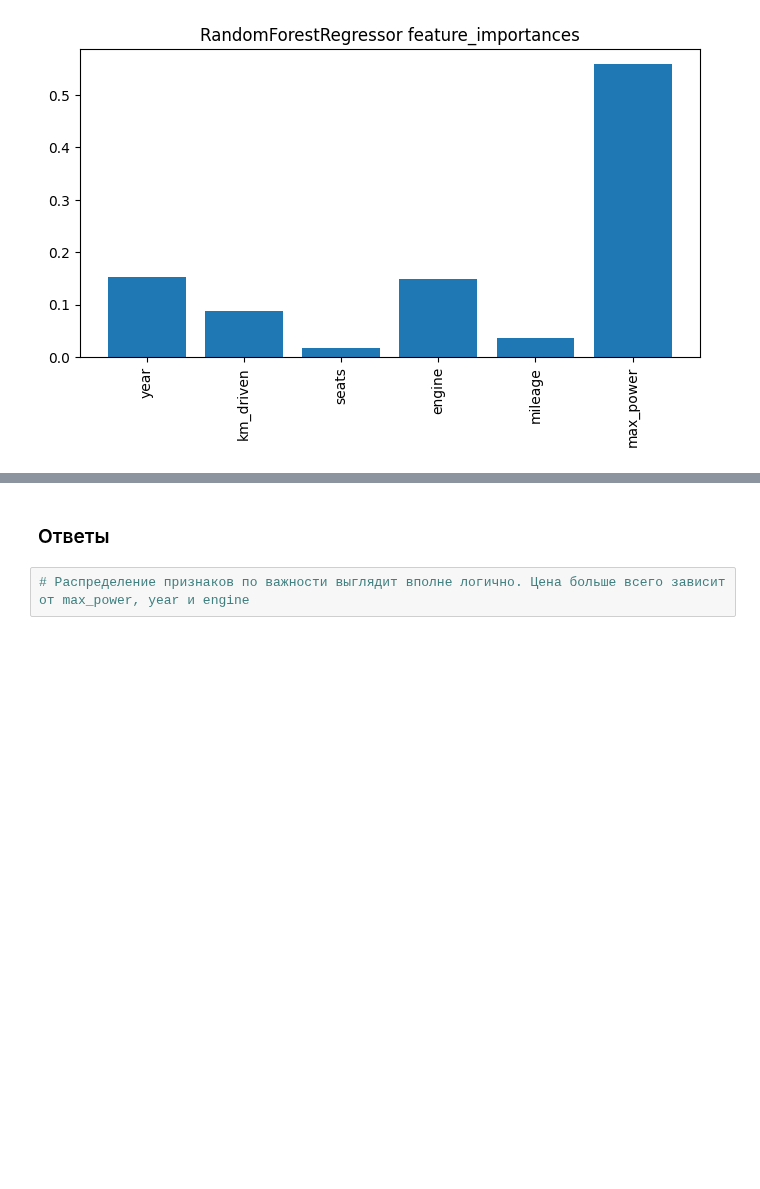
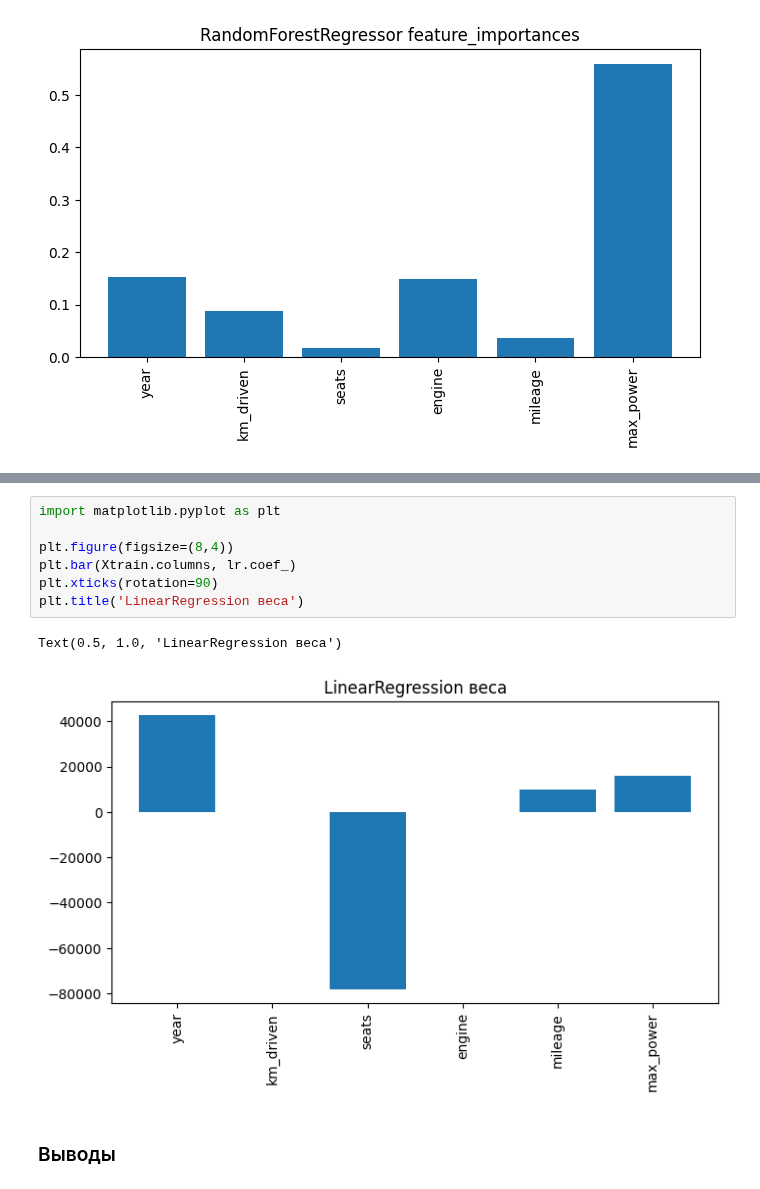
Before and after one commit to IgorKolotushkin/machine_learning_ds, a Jupyter notebook: hw8/Практическая работа. Деревья решений и случайный лес.ipynb, the cells around one changed output, grey strips where cells are left out. Drawn from its saved outputs; the diff is of its cells as text; blank space fills up the shorter version.

```diff
--- a/hw8/Практическая работа. Деревья решений и случайный лес.ipynb
+++ b/hw8/Практическая работа. Деревья решений и случайный лес.ipynb
@@ -446,4 +455,12 @@ Text(0.5, 1.0, 'RandomForestRegressor feature_importances')
+# %%
+import matplotlib.pyplot as plt
+
+plt.figure(figsize=(8,4))
+plt.bar(Xtrain.columns, lr.coef_)
+plt.xticks(rotation=90)
+plt.title('LinearRegression веса')
+# %% [output]
+Text(0.5, 1.0, 'LinearRegression веса')
+[figure, added]
 # %% [markdown]
-### Ответы
+### Выводы
-# %%
-# Распределение признаков по важности выглядит вполне логично. Цена больше всего зависит от max_power, year и engine
```
Also changed, not shown: parts of 3 cells of this notebook, 2 other files.
